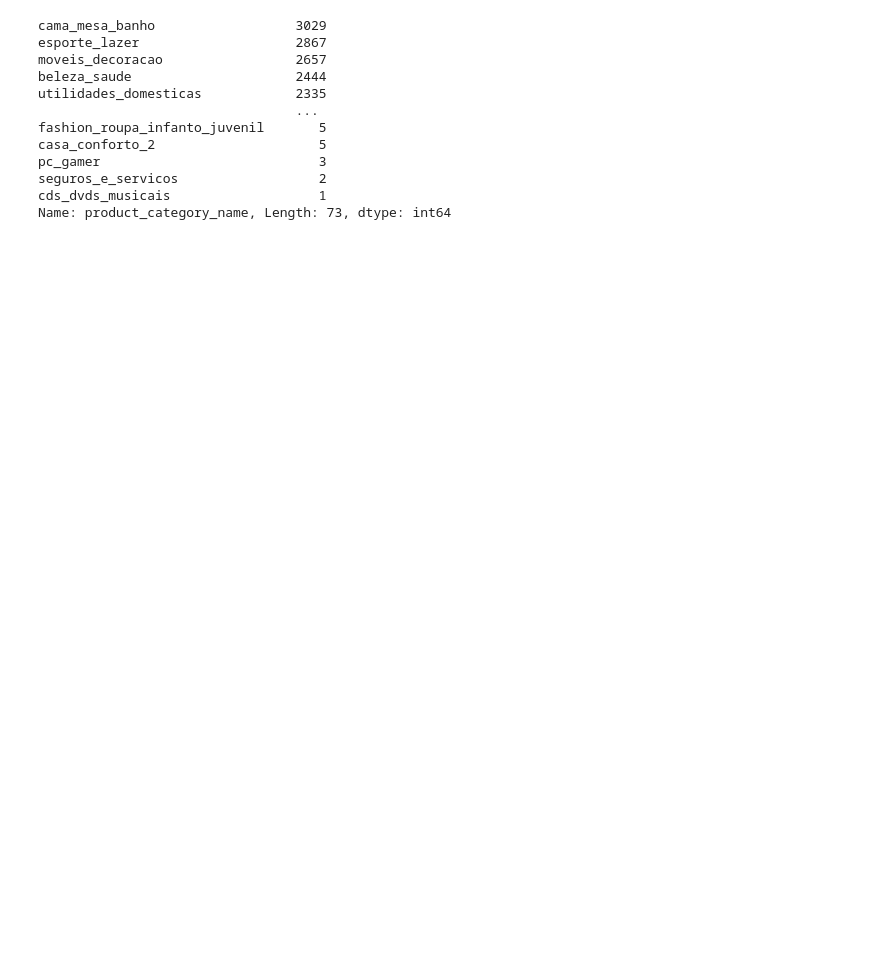
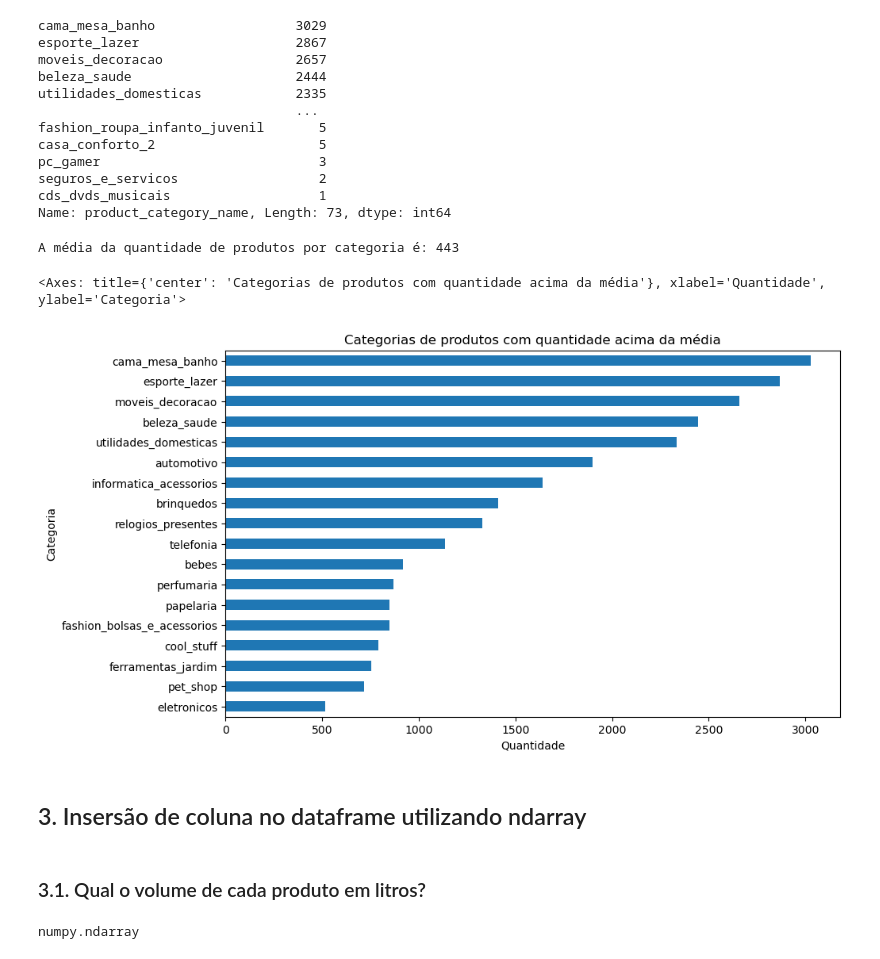
Before and after one commit to OtavioSotnas/Project-Pandas, a Jupyter notebook: src/analise_daniel.ipynb, the cells around one changed output. Drawn from its saved outputs; the diff is of its cells as text; code cells hidden in the pictures; blank space fills up the shorter version.

```diff
--- a/src/analise_daniel.ipynb
+++ b/src/analise_daniel.ipynb
@@ -274,3 +338,23 @@ pc_gamer                            3
 seguros_e_servicos                  2
 cds_dvds_musicais                   1
 Name: product_category_name, Length: 73, dtype: int64
+# %%
+print('A média da quantidade de produtos por categoria é:', "{:.0f}".format(products_per_category.mean()))
+# %% [output]
+A média da quantidade de produtos por categoria é: 443
+# %%
+categories_gt_mean = products_per_category[products_per_category > products_per_category.mean()]
+categories_gt_mean.sort_values(ascending=True, inplace=True)
+categories_gt_mean.plot(
+    kind='barh',
+    figsize=(10,6),
+    title='Categorias de produtos com quantidade acima da média',
+    ylabel='Categoria',
+    xlabel='Quantidade')
+# %% [output]
+<Axes: title={'center': 'Categorias de produtos com quantidade acima da média'}, xlabel='Quantidade', ylabel='Categoria'>
+[figure, added]
+# %% [markdown]
+## 3. Insersão de coluna no dataframe utilizando ndarray
+# %% [markdown]
+### 3.1. Qual o volume de cada produto em litros?
@@ -276,0 +368,4 @@ Name: product_category_name, Length: 73, dtype: int64
+# %%
+type(volume)
+# %% [output]
+numpy.ndarray
```
Also changed, not shown: parts of 61 cells of this notebook.
